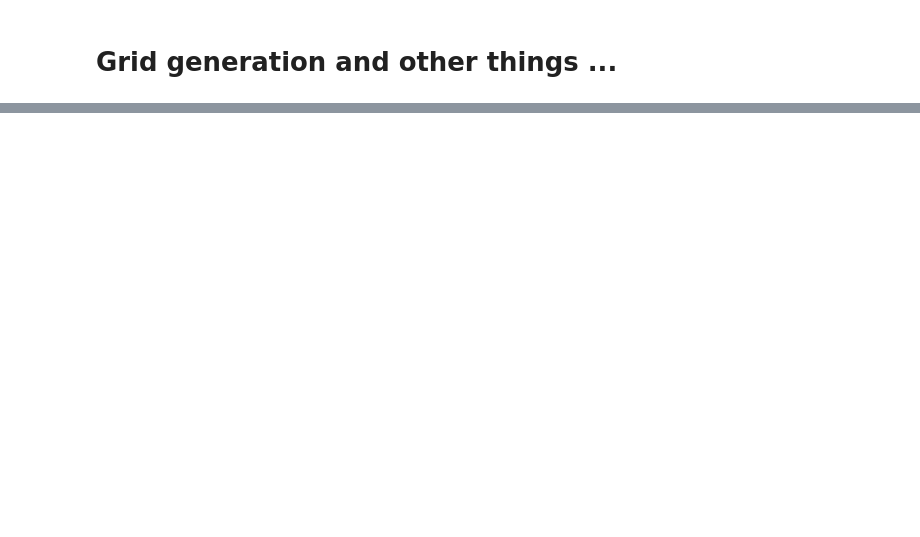
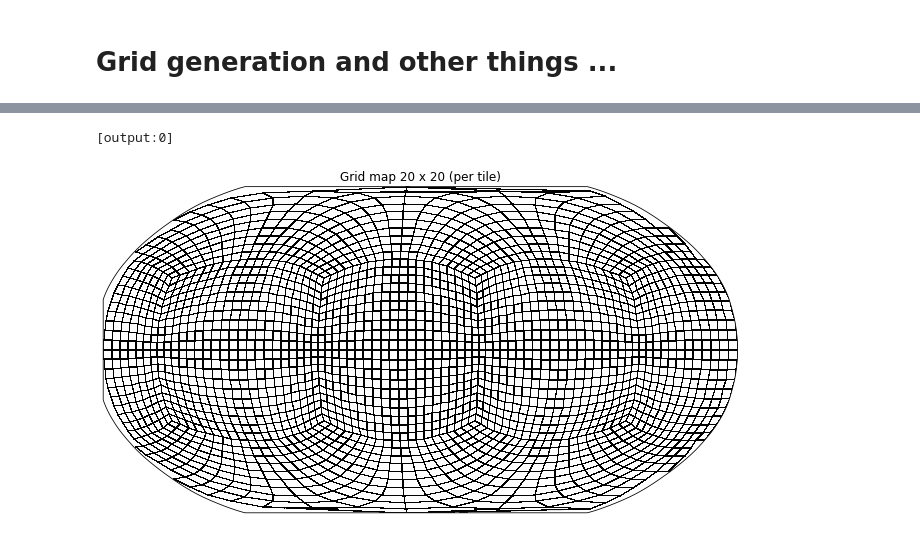
Before and after one commit to ai2cm/pace, a Jupyter notebook: examples/notebook/gridGeneration.ipynb, the cells around one changed output, grey strips where cells are left out. Saved outputs shown, nothing was run; the diff lists cells and outputs as text; code cells hidden in the pictures; blank space fills up the shorter version.

Commit message:
grid generation example

```diff
--- a/examples/notebook/gridGeneration.ipynb
+++ b/examples/notebook/gridGeneration.ipynb
@@ -119,3 +122,48 @@ stencil_factory = StencilFactory(
     config=stencil_config,
     grid_indexing=grid_indexing
     )
+# %%
+import numpy as np
+from pace.util import Quantity
+
+lon = Quantity(
+    grid_data.lon.data * 180 / np.pi,
+    ("x_interface", "y_interface"),
+    "degrees",
+    (nhalo, nhalo),
+    (nx+1, ny+1),
+    backend,
+)
+
+lat = Quantity(
+    grid_data.lat.data * 180 / np.pi,
+    ("x_interface", "y_interface"),
+    "degrees",
+    (3, 3),
+    (nx+1, ny+1),
+    backend,
+)
+
+lon_gather = communicator.gather(lon)
+lat_gather = communicator.gather(lat)
+# %%
+import matplotlib.pyplot as plt
+from cartopy import crs as ccrs
+from fv3viz import pcolormesh_cube
+
+if mpi_rank == 0:
+    field = np.zeros(lon_gather.data.shape)[:, :-1, :-1]
+
+    fig = plt.figure(figsize = (12, 6))
+    ax = fig.add_subplot(111, projection=ccrs.Robinson())
+
+    pcolormesh_cube(lat_gather.data, lon_gather.data, field,
+        cmap="bwr", vmin=-1, vmax=1, edgecolor="k", linewidth=0.1,
+    )
+
+    ax.set_title('Grid map %s x %s (per tile)' % (nx, ny))
+
+    plt.show()
+# %% [output]
+[output:0]
+[figure, added]
```
Also changed, not shown: parts of 4 cells of this notebook.
